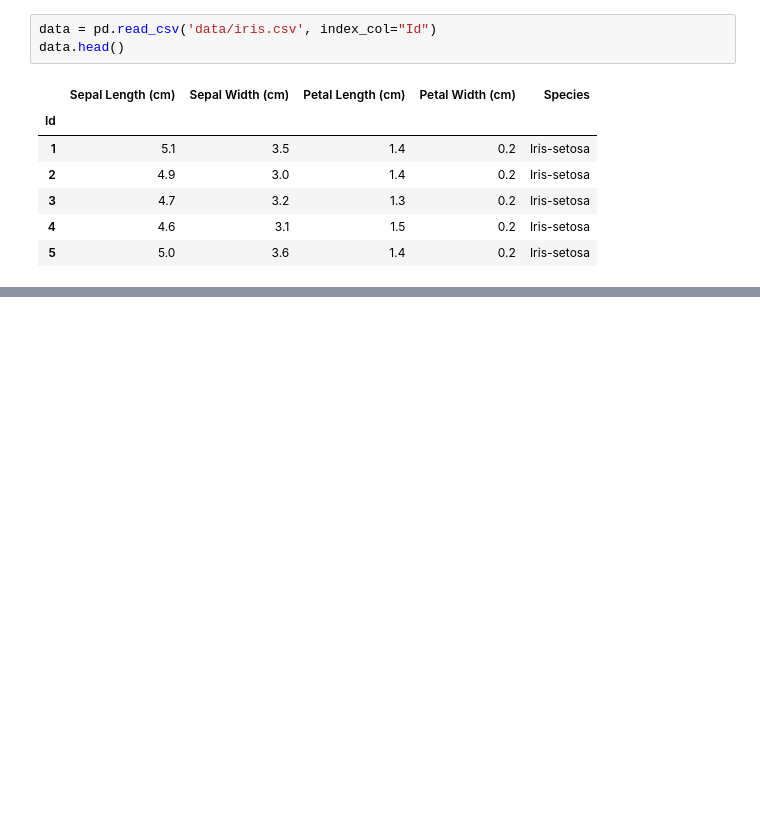
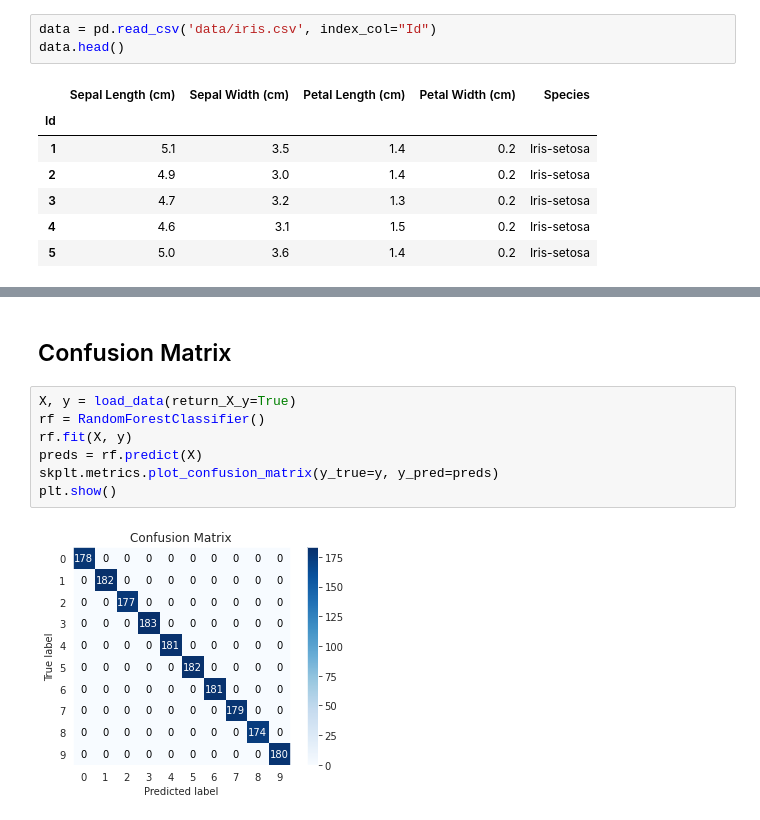
Before and after one commit to gillouche/exploratory-data-analysis, a Jupyter notebook: notebooks/003. data visualization.ipynb, the cells around one changed output, grey strips where cells are left out. Drawn from its saved outputs; the diff is of its cells as text; blank space fills up the shorter version.

```diff
--- a/notebooks/003. data visualization.ipynb
+++ b/notebooks/003. data visualization.ipynb
@@ -191,0 +221,11 @@ sns.jointplot(x=data['Petal Length (cm)'], y=data['Sepal Width (cm)'], kind="kde
+# %% [markdown]
+## Confusion Matrix
+# %%
+X, y = load_data(return_X_y=True)
+rf = RandomForestClassifier()
+rf.fit(X, y)
+preds = rf.predict(X)
+skplt.metrics.plot_confusion_matrix(y_true=y, y_pred=preds)
+plt.show()
+# %% [output]
+[figure, added]
```
Also changed, not shown: parts of 18 cells of this notebook, 21 other files.
